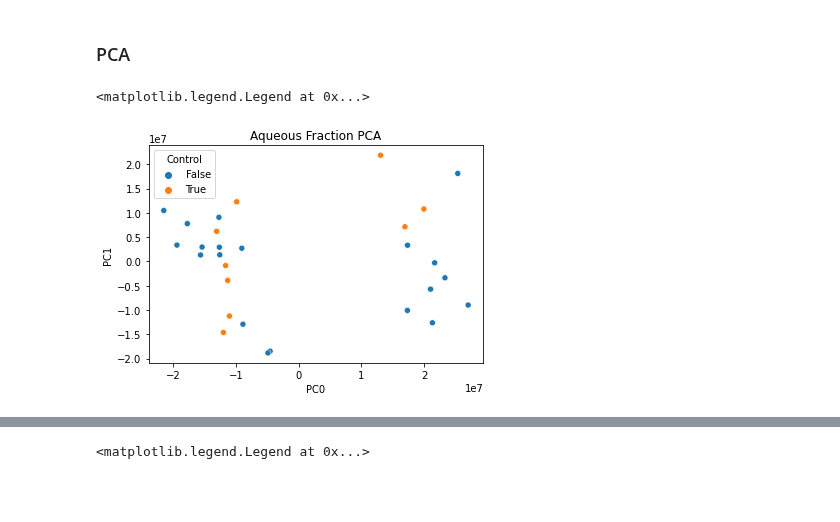
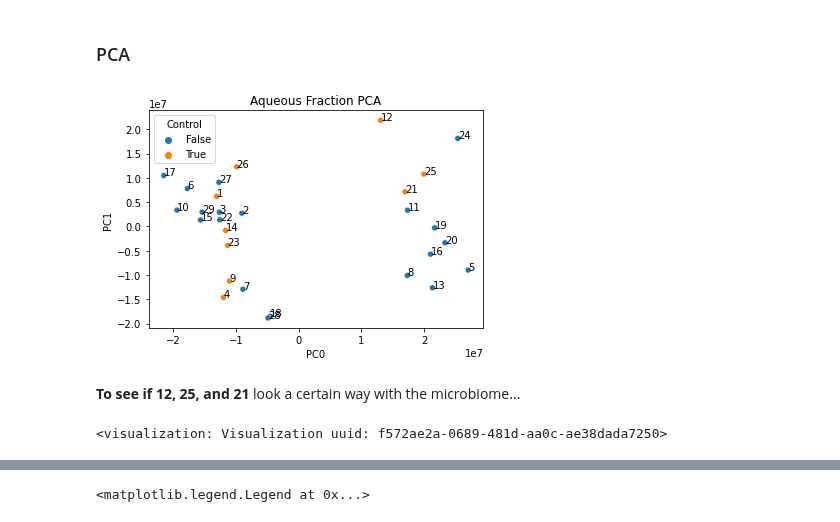
Before and after one commit to sterrettJD/GT-micro-metabo, a Jupyter notebook: analysis/GT_in_plasma.ipynb, the cells around one changed output, grey strips where cells are left out. Saved outputs shown, nothing was run; the diff lists cells and outputs as text; code cells hidden in the pictures; blank space fills up the shorter version.

```diff
--- a/analysis/GT_in_plasma.ipynb
+++ b/analysis/GT_in_plasma.ipynb
@@ -118,8 +126,18 @@ aqueous_pca_res = aqueous_pca.fit_transform(raw_aqueous.drop(metabo_info_cols,
 # %%
 ax = sns.scatterplot(x=aqueous_pca_res[:,0], y=aqueous_pca_res[:,1],
                      hue=metabo_metadata["PID"]=="Control")
 ax.set(xlabel="PC0", ylabel="PC1", title="Aqueous Fraction PCA")
 plt.legend(title="Control")
+
+for i, name in enumerate(metabo_metadata.index):
+    ax.text(x=aqueous_pca_res[i,0],
+            y=aqueous_pca_res[i,1],
+            s=name)
 # %% [output]
-<matplotlib.legend.Legend at 0x...>
-[figure, old version]
+[figure, new version]
+# %% [markdown]
+**To see if 12, 25, and 21** look a certain way with the microbiome...
+# %%
+Visualization.load("../microbiome/core-metrics/taxa-bar-GT.qzv")
+# %% [output]
+<visualization: Visualization uuid: f572ae2a-0689-481d-aa0c-ae38dada7250>
```
Also changed, not shown: parts of 25 cells of this notebook.
